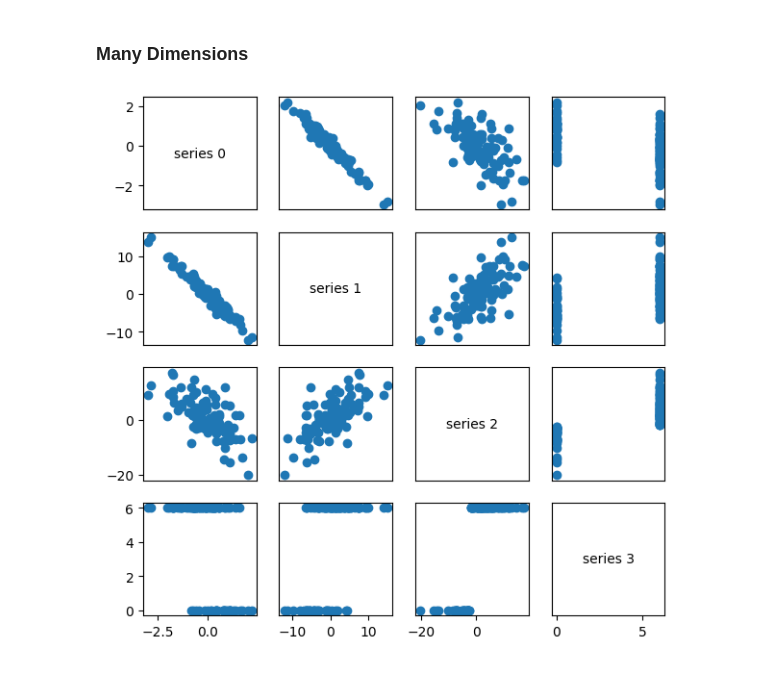
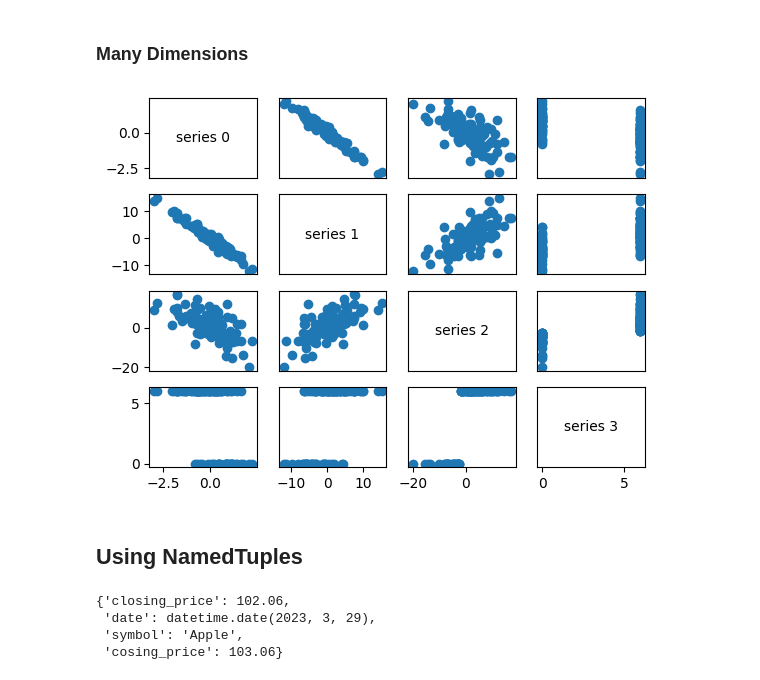
Before and after one commit to JPL-JUNO/Data-Science-From-Scratch, a Jupyter notebook: Codes/Ch10.ipynb, the cells around one changed output. Drawn from its saved outputs; the diff is of its cells as text; code cells hidden in the pictures.

```diff
--- a/Codes/Ch10.ipynb
+++ b/Codes/Ch10.ipynb
@@ -61,33 +61,35 @@ num_points = 100
 def random_row():
     row = [None, None, None, None]
     row[0] = random_normal()
     row[1] = -5 * row[0] + random_normal()
     row[2] = row[0] + row[1] + 5 * random_normal()
     row[3] = 6 if row[2] > -2 else 0
     return row
 
 random.seed(0)
 corr_data = [random_row() for _ in range(num_points)]
 
 num_vectors = len(corr_data)
 _, num_columns = shape(corr_data)
 
-fig, ax = plt.subplots(num_columns, num_columns, figsize=(7, 7))
+fig, ax = plt.subplots(num_columns, num_columns)
 
 for i in range(num_columns):
     for j in range(num_columns):
         if i != j:
-            ax[i][j].scatter(get_column(data, j), get_column(corr_data, i))
+            ax[i][j].scatter(get_column(corr_data, j), get_column(corr_data, i))
         else:
             ax[i][j].annotate('series ' + str(i), (.5, .5),
                               xycoords='axes fraction',
                               ha='center', va='center')
         if i < num_columns - 1:
             ax[i][j].xaxis.set_visible(False)
         if j > 0:
             ax[i][j].yaxis.set_visible(False)
 ax[-1][-1].set_xlim(ax[0][-1].get_xlim())
 ax[0][0].set_ylim(ax[0][1].get_ylim())
 plt.show()
 # %% [output]
-[figure, old version]
+[figure, new version]
+# %% [markdown]
+## Using NamedTuples
@@ -93,0 +104,7 @@ plt.show()
+# %%
+stock_price
+# %% [output]
+{'closing_price': 102.06,
+ 'date': datetime.date(2023, 3, 29),
+ 'symbol': 'Apple',
+ 'cosing_price': 103.06}
```
Also changed, not shown: parts of 16 cells of this notebook, 5 other files.
